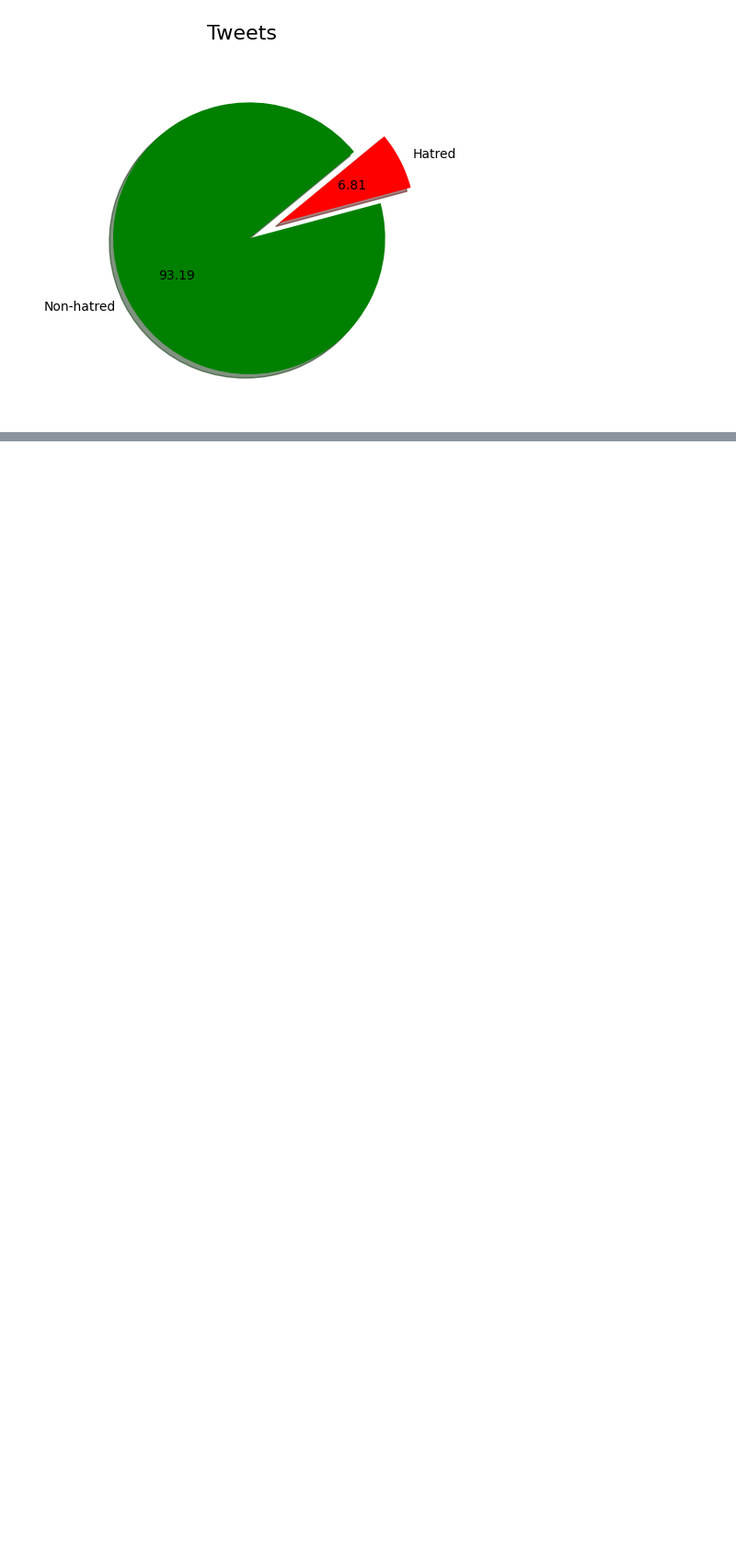
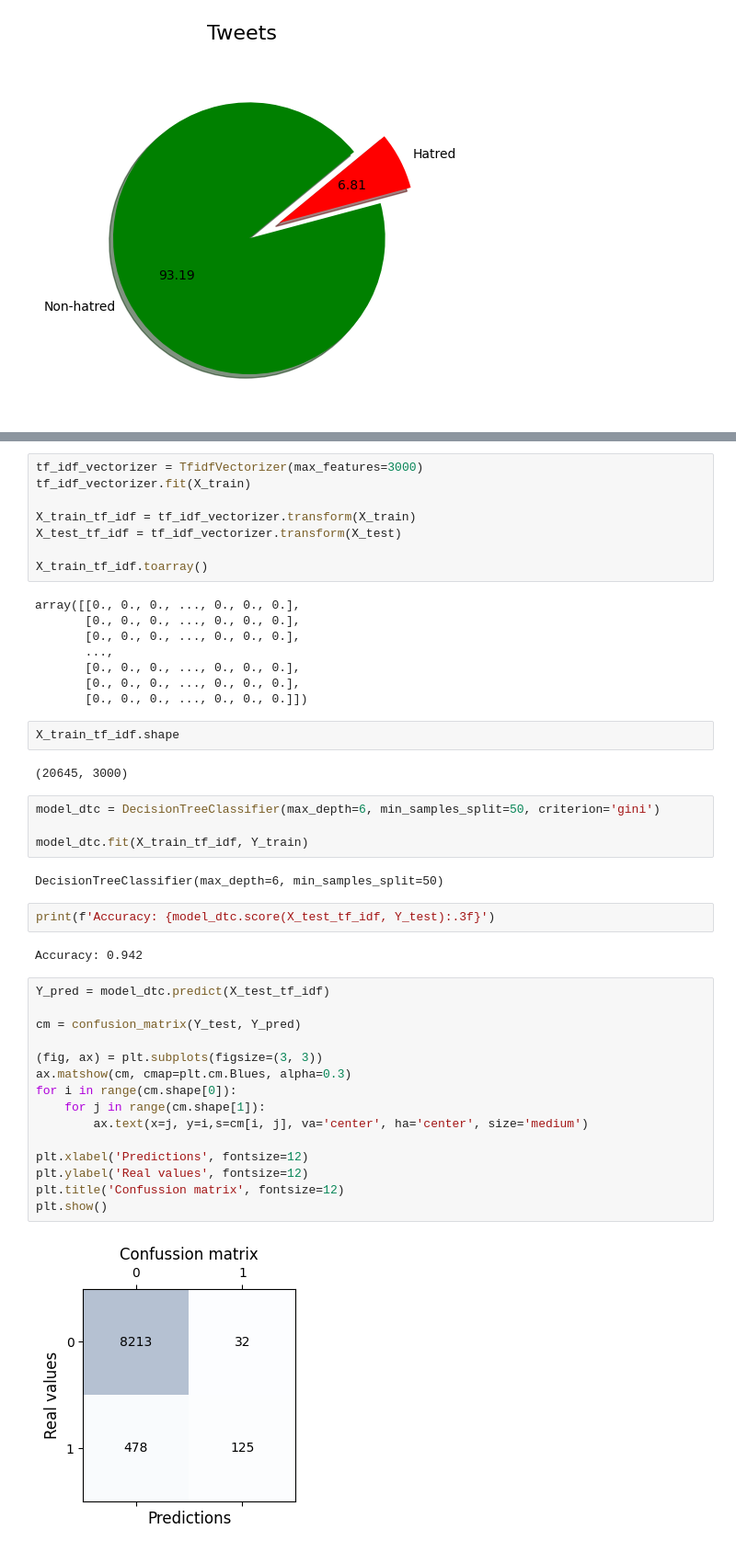
Before and after one commit to fjovanovic/Twitter-AI-Sentiment-Analysis, a Jupyter notebook: preprocessing.ipynb, the cells around one changed output, grey strips where cells are left out. Shown at 92% size. Cells and saved outputs as stored; diff of their text form; blank space fills up the shorter version.

```diff
--- a/preprocessing.ipynb
+++ b/preprocessing.ipynb
@@ -441,0 +475,47 @@ ax.pie(
+# %%
+tf_idf_vectorizer = TfidfVectorizer(max_features=3000)
+tf_idf_vectorizer.fit(X_train)
+
+X_train_tf_idf = tf_idf_vectorizer.transform(X_train)
+X_test_tf_idf = tf_idf_vectorizer.transform(X_test)
+
+X_train_tf_idf.toarray()
+# %% [output]
+array([[0., 0., 0., ..., 0., 0., 0.],
+       [0., 0., 0., ..., 0., 0., 0.],
+       [0., 0., 0., ..., 0., 0., 0.],
+       ...,
+       [0., 0., 0., ..., 0., 0., 0.],
+       [0., 0., 0., ..., 0., 0., 0.],
+       [0., 0., 0., ..., 0., 0., 0.]])
+# %%
+X_train_tf_idf.shape
+# %% [output]
+(20645, 3000)
+# %%
+model_dtc = DecisionTreeClassifier(max_depth=6, min_samples_split=50, criterion='gini')
+
+model_dtc.fit(X_train_tf_idf, Y_train)
+# %% [output]
+DecisionTreeClassifier(max_depth=6, min_samples_split=50)
+# %%
+print(f'Accuracy: {model_dtc.score(X_test_tf_idf, Y_test):.3f}')
+# %% [output]
+Accuracy: 0.942
+# %%
+Y_pred = model_dtc.predict(X_test_tf_idf)
+
+cm = confusion_matrix(Y_test, Y_pred)
+
+(fig, ax) = plt.subplots(figsize=(3, 3))
+ax.matshow(cm, cmap=plt.cm.Blues, alpha=0.3)
+for i in range(cm.shape[0]):
+    for j in range(cm.shape[1]):
+        ax.text(x=j, y=i,s=cm[i, j], va='center', ha='center', size='medium')
+
+plt.xlabel('Predictions', fontsize=12)
+plt.ylabel('Real values', fontsize=12)
+plt.title('Confussion matrix', fontsize=12)
+plt.show()
+# %% [output]
+[figure, added]
```
Also changed, not shown: parts of 42 cells of this notebook.
